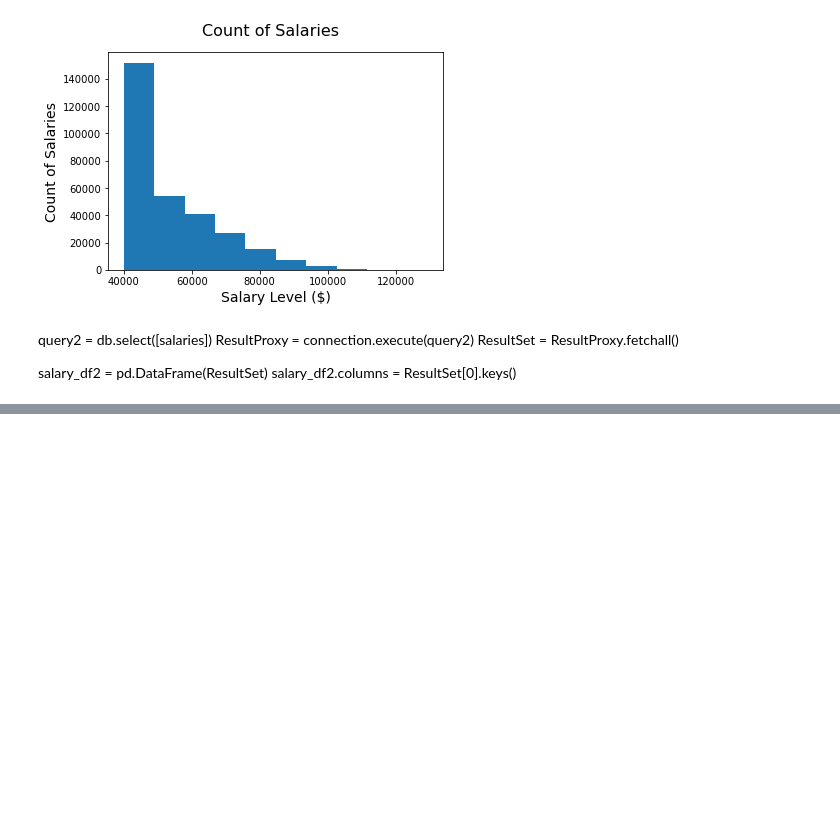
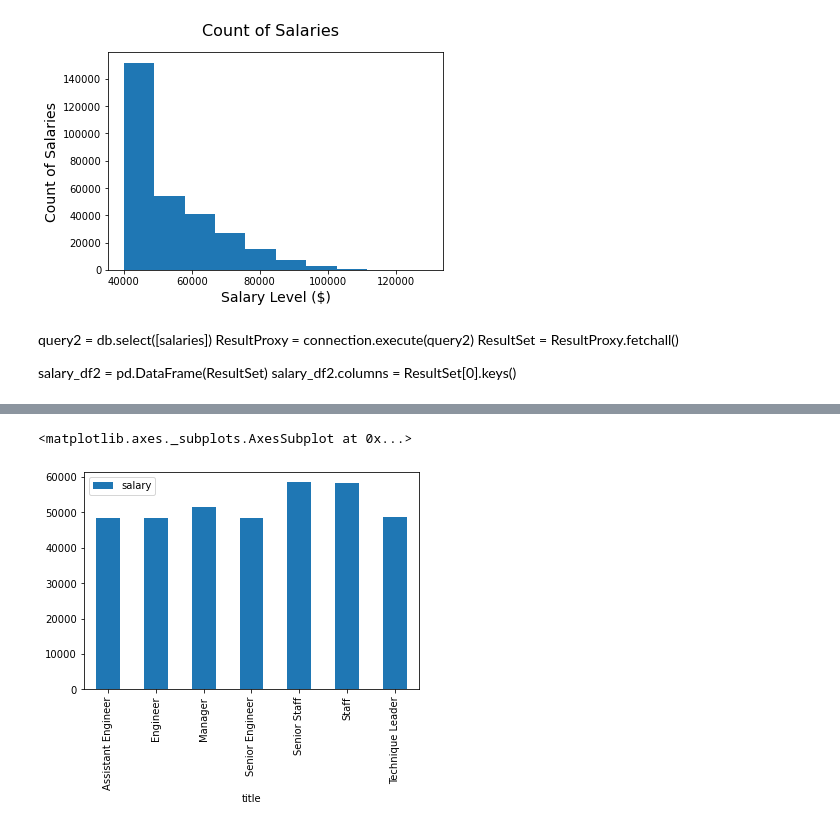
Before and after one commit to reyno255/sql-challenge, a Jupyter notebook: main.ipynb, the cells around one changed output, grey strips where cells are left out. Cells and saved outputs as stored; diff of their text form; code cells hidden in the pictures; blank space fills up the shorter version.

```diff
--- a/main.ipynb
+++ b/main.ipynb
@@ -90,0 +110,9 @@ TypeError: bar() missing 1 required positional argument: 'height'
+# %%
+plt.suptitle('Count of Salaries', fontsize=16)
+plt.xlabel('Salary Level ($)', fontsize=14)
+plt.ylabel('Count of Salaries', fontsize=14)
+
+trim_df.plot.bar()
+# %% [output]
+<matplotlib.axes._subplots.AxesSubplot at 0x...>
+[figure, added]
```
Also changed, not shown: parts of 5 cells of this notebook.
